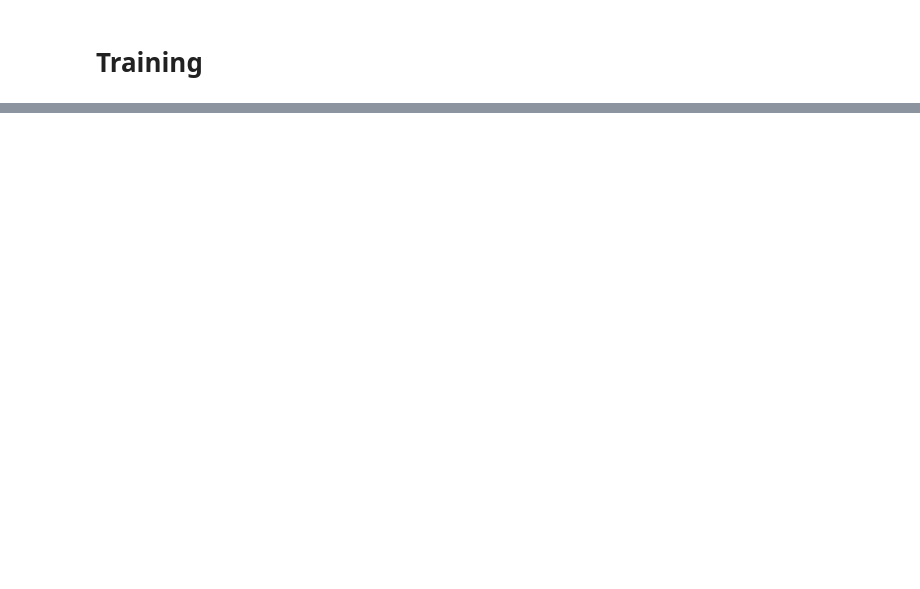
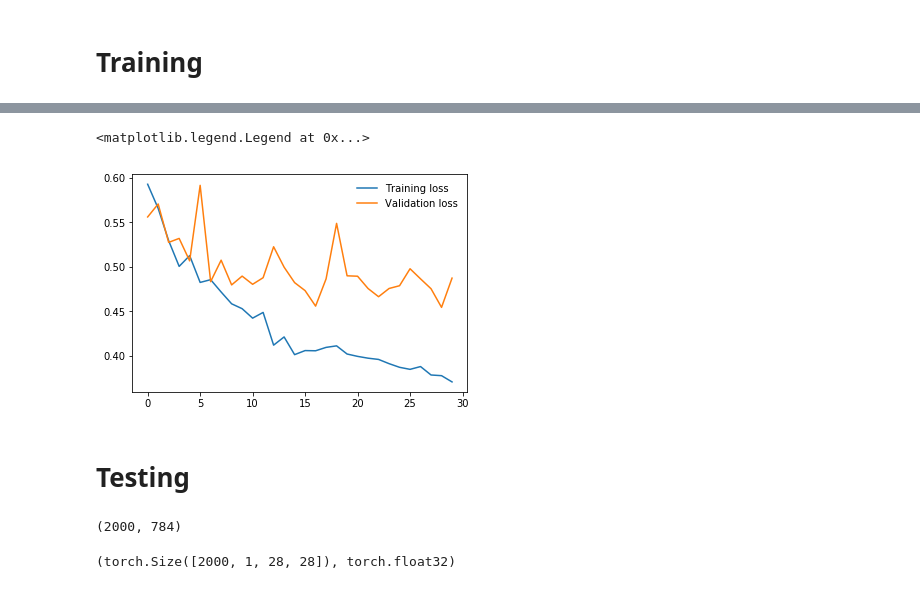
Before and after one commit to kHarshit/midas-internship-task, a Jupyter notebook: CV_problem/cv_problem.ipynb, the cells around one changed output, grey strips where cells are left out. Drawn from its saved outputs; the diff is of its cells as text; code cells hidden in the pictures; blank space fills up the shorter version.

Commit message:
feat: Add linear model implementation

```diff
--- a/CV_problem/cv_problem.ipynb
+++ b/CV_problem/cv_problem.ipynb
@@ -133,2 +134,0 @@ plt.imshow(tensor_X[0].reshape(1, 28, 28).squeeze(), cmap='Greys_r')
-# %%
-X_train, X_test, y_train, y_test = train_test_split(tensor_X, tensor_y, test_size=0.2, random_state=0)
@@ -152,9 +139,10 @@ X_test = X_test.reshape((-1, 1, 28, 28))
 # %%
+# create dataset and dataloaders
 train_dataset = torch.utils.data.TensorDataset(X_train, y_train)
 train_loader = torch.utils.data.DataLoader(train_dataset, batch_size=64)
 
-test_dataset = torch.utils.data.TensorDataset(X_test, y_test)
-test_loader = torch.utils.data.DataLoader(test_dataset, batch_size=64)
+valid_dataset = torch.utils.data.TensorDataset(X_test, y_test)
+valid_loader = torch.utils.data.DataLoader(valid_dataset, batch_size=64)
 # %%
 len(train_loader)
 # %% [output]
@@ -177,2 +166,34 @@ Ready to move on...
 # %% [markdown]
 # Model
+# %%
+class Classifier(nn.Module):
+    def __init__(self):
+        super().__init__()
+        self.fc1 = nn.Linear(784, 256)
+        self.fc2 = nn.Linear(256, 128)
+        self.fc3 = nn.Linear(128, 64)
+        self.fc4 = nn.Linear(64, 4)
+
+        # dropout 0.2 drop probability
+        self.dropout = nn.Dropout(p=0.2)
+
+    def forward(self, x):
+        # flatten tensor
+        x = x.view(x.shape[0], -1)
+
+        # forward pass
+        x = self.dropout(F.relu(self.fc1(x)))
+        x = self.dropout(F.relu(self.fc2(x)))
+        x = F.relu(self.fc3(x))
+
+        # output so no dropout here
+        x = self.fc4(x)
+
+        return x
+# %%
+model = Classifier()
+criterion = nn.CrossEntropyLoss()
+optimizer = optim.Adam(model.parameters(), lr=0.001)
+
+epochs = 30
+steps = 0
@@ -180,0 +297,17 @@ Ready to move on...
+# %%
+plt.plot(train_losses, label='Training loss')
+plt.plot(test_losses, label='Validation loss')
+plt.legend(frameon=False)
+# %% [output]
+<matplotlib.legend.Legend at 0x...>
+[figure, added]
+# %% [markdown]
+# Testing
+# %%
+# load testing data
+with open('./Vision_task_dataset_public/test_image.pkl', 'rb') as f:
+    test = pickle.load(f)
+test = np.array(test)
+test.shape
+# %% [output]
+(2000, 784)
@@ -180,0 +317,6 @@ Ready to move on...
+# %%
+# reshape into [B, C, H, W]
+test = test.reshape((-1, 1, 28, 28)).float()
+test.shape, test.dtype
+# %% [output]
+(torch.Size([2000, 1, 28, 28]), torch.float32)
```
Also changed, not shown: parts of 44 cells of this notebook.
